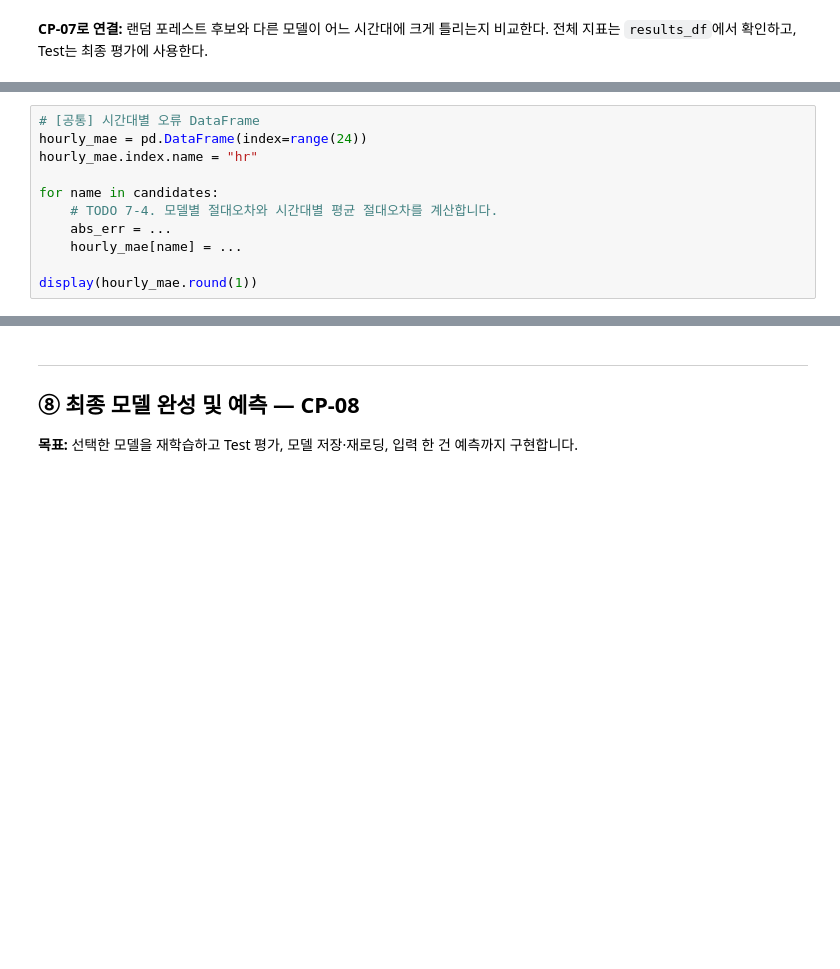
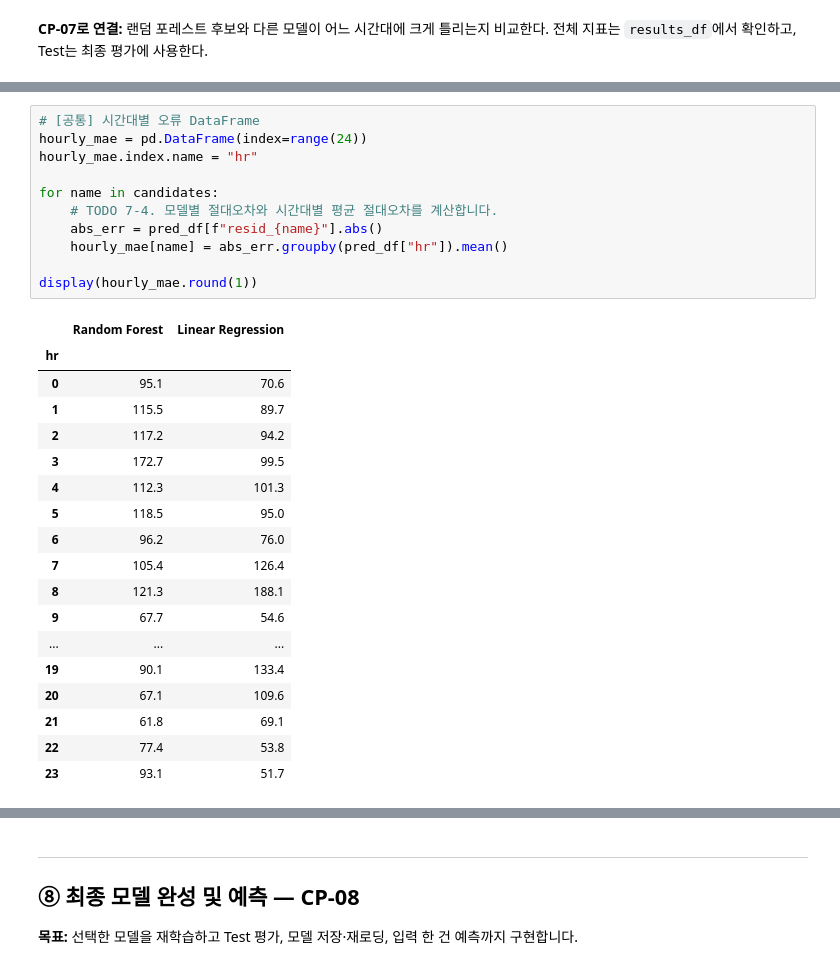
Before and after one commit to jaemin-devlog/ai-mini-projects, a Jupyter notebook: mini-project-01/code/01_regression_bike_demand.ipynb, the cells around one changed output, grey strips where cells are left out. Cells and saved outputs as stored; diff of their text form; blank space fills up the shorter version.

```diff
--- a/mini-project-01/code/01_regression_bike_demand.ipynb
+++ b/mini-project-01/code/01_regression_bike_demand.ipynb
@@ -1254,11 +986,30 @@ plt.show()
 # %%
 # [공통] 시간대별 오류 DataFrame
 hourly_mae = pd.DataFrame(index=range(24))
 hourly_mae.index.name = "hr"
 
 for name in candidates:
     # TODO 7-4. 모델별 절대오차와 시간대별 평균 절대오차를 계산합니다.
-    abs_err = ...
-    hourly_mae[name] = ...
+    abs_err = pred_df[f"resid_{name}"].abs()
+    hourly_mae[name] = abs_err.groupby(pred_df["hr"]).mean()
 
 display(hourly_mae.round(1))
+# %% [output]
+|  | Random Forest | Linear Regression |
+| hr |  |  |
+| 0 | 95.1 | 70.6 |
+| 1 | 115.5 | 89.7 |
+| 2 | 117.2 | 94.2 |
+| 3 | 172.7 | 99.5 |
+| 4 | 112.3 | 101.3 |
+| 5 | 118.5 | 95.0 |
+| 6 | 96.2 | 76.0 |
+| 7 | 105.4 | 126.4 |
+| 8 | 121.3 | 188.1 |
+| 9 | 67.7 | 54.6 |
+| ... | ... | ... |
+| 19 | 90.1 | 133.4 |
+| 20 | 67.1 | 109.6 |
+| 21 | 61.8 | 69.1 |
+| 22 | 77.4 | 53.8 |
+| 23 | 93.1 | 51.7 |
```
Also changed, not shown: parts of 39 cells of this notebook.
